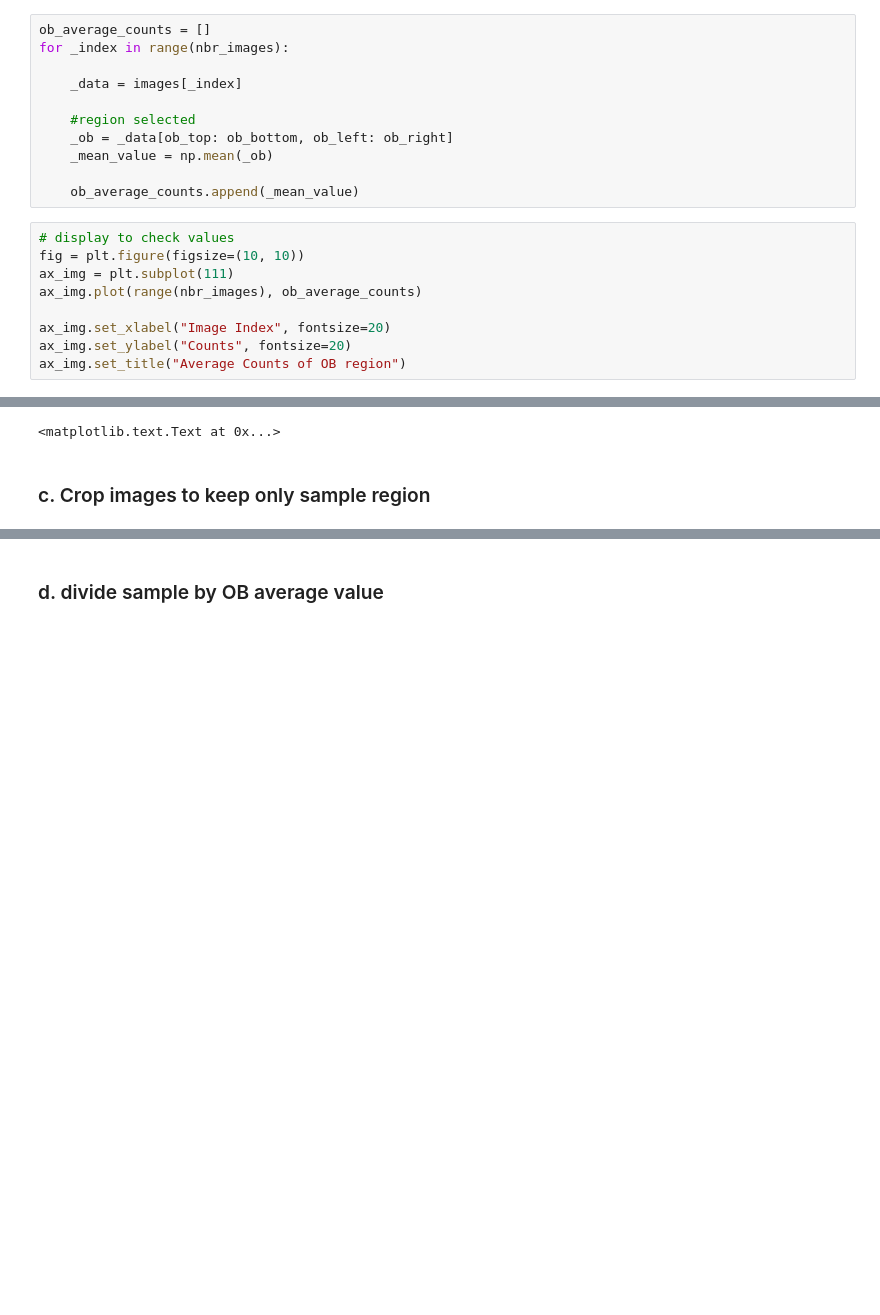
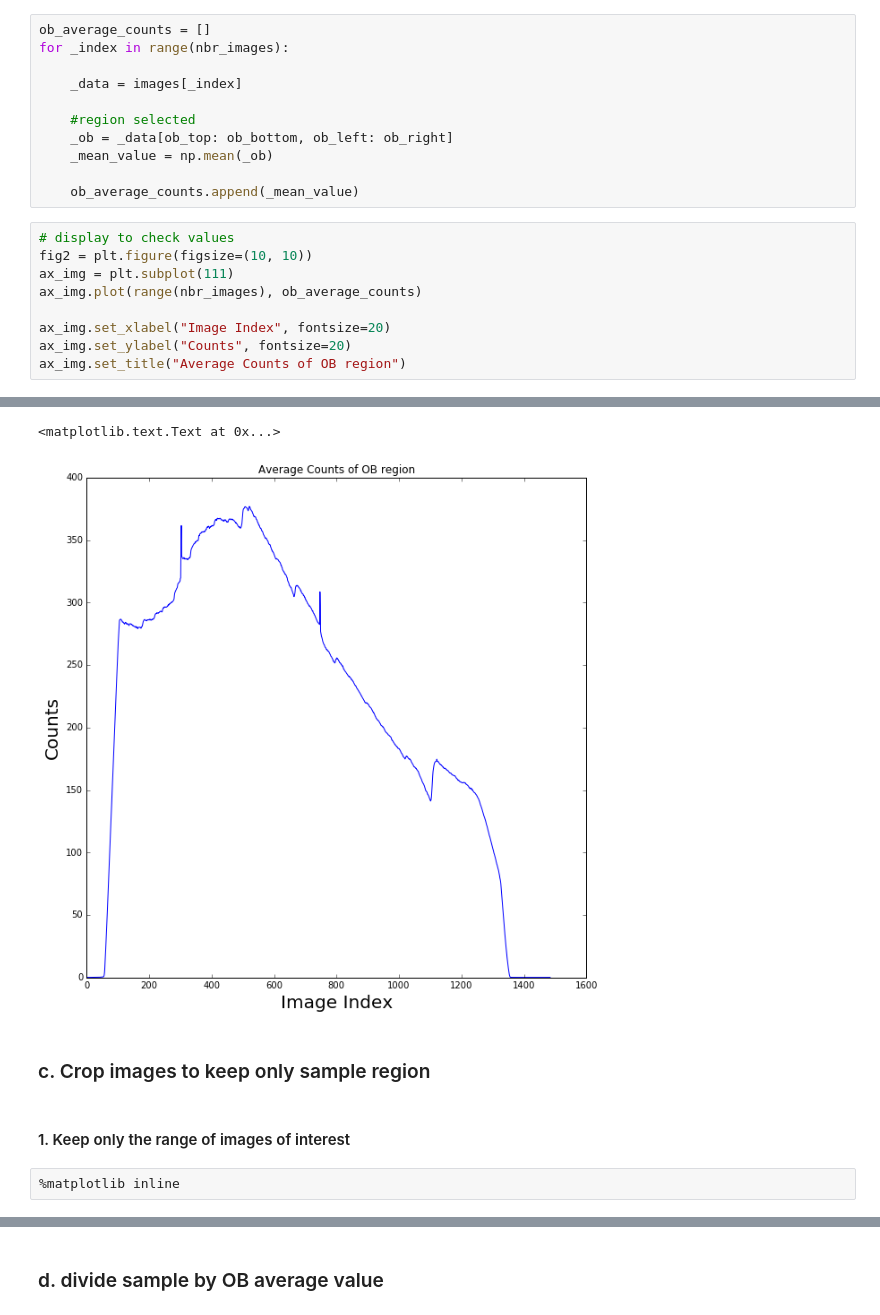
Before and after one commit to ornlneutronimaging/BraggEdge, a Jupyter notebook: notebook/bragg_egde_detection_step1_of_2.ipynb, the cells around one changed output, grey strips where cells are left out. Saved outputs shown, nothing was run; the diff lists cells and outputs as text; blank space fills up the shorter version.

Commit message:
Working on plotting binned data

```diff
--- a/notebook/bragg_egde_detection_step1_of_2.ipynb
+++ b/notebook/bragg_egde_detection_step1_of_2.ipynb
@@ -166,7 +164,7 @@ for _index in range(nbr_images):
     ob_average_counts.append(_mean_value)
 # %%
 # display to check values
-fig = plt.figure(figsize=(10, 10))
+fig2 = plt.figure(figsize=(10, 10))
 ax_img = plt.subplot(111)
 ax_img.plot(range(nbr_images), ob_average_counts)
 
@@ -179,3 +175,8 @@ ax_img.set_title("Average Counts of OB region")
 <matplotlib.text.Text at 0x...>
+[figure, added]
 # %% [markdown]
 ### c. Crop images to keep only sample region
+# %% [markdown]
+#### 1. Keep only the range of images of interest
+# %%
+%matplotlib inline
```
Also changed, not shown: parts of 33 cells of this notebook.
